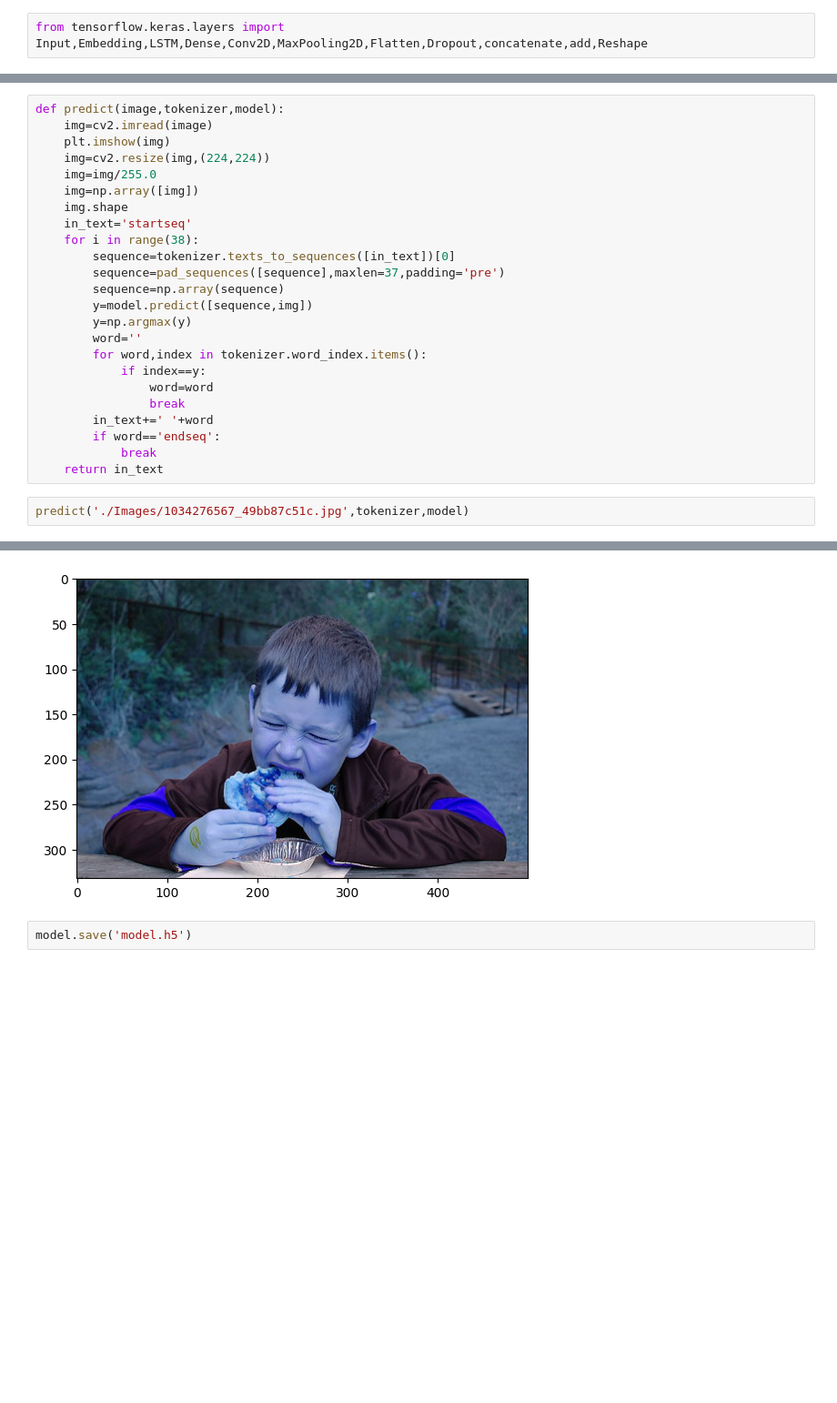
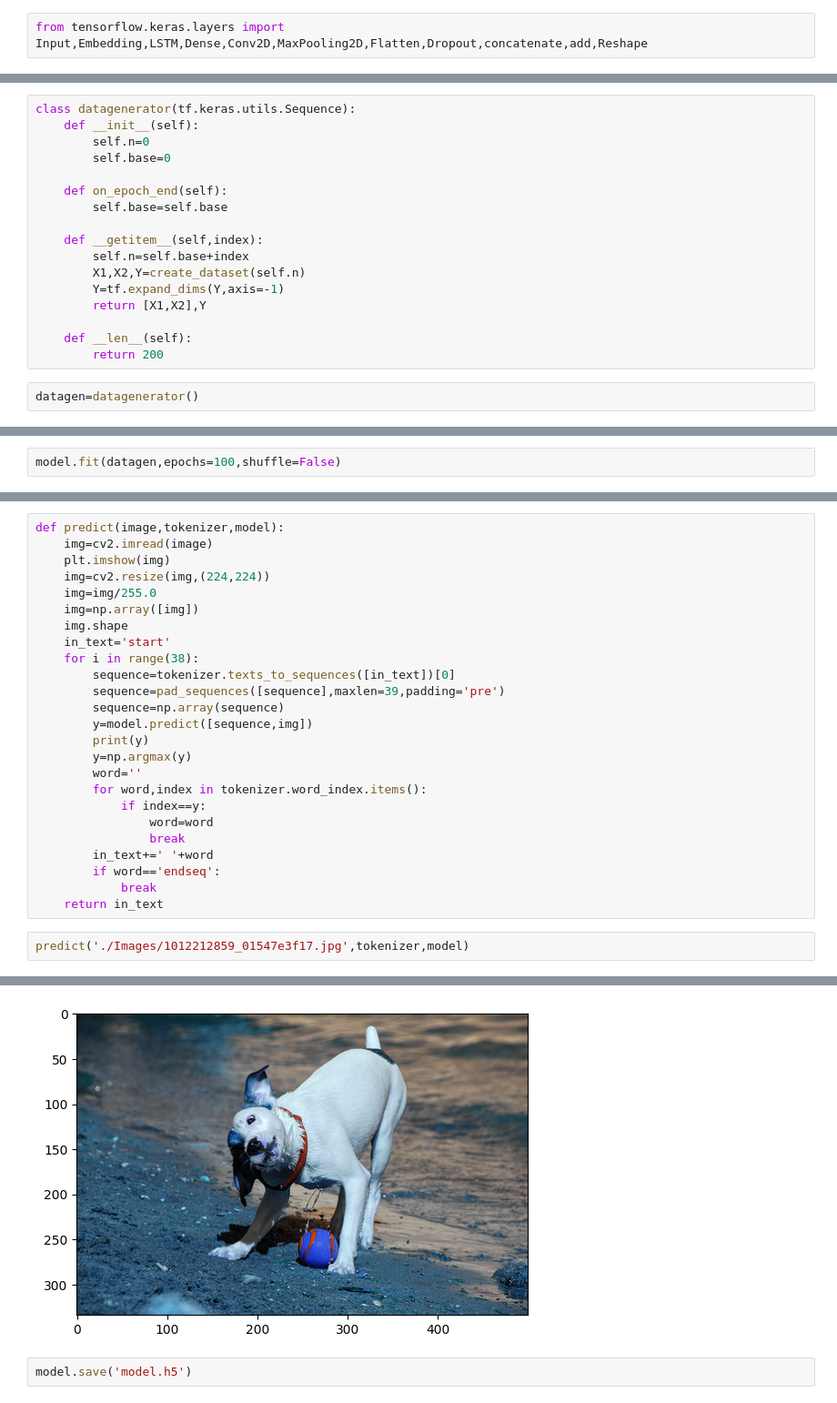
Before and after one commit to avinash84319/Image-captioning, a Jupyter notebook: train.ipynb, the cells around one changed output, grey strips where cells are left out. Shown at 91% size. Saved outputs shown, nothing was run; the diff lists cells and outputs as text; blank space fills up the shorter version.

Commit message:
working model with words

```diff
--- a/train.ipynb
+++ b/train.ipynb
@@ -220,0 +197,19 @@ Epoch 20/20
+# %%
+class datagenerator(tf.keras.utils.Sequence):
+    def __init__(self):
+        self.n=0
+        self.base=0
+
+    def on_epoch_end(self):
+        self.base=self.base
+
+    def __getitem__(self,index):
+        self.n=self.base+index
+        X1,X2,Y=create_dataset(self.n)
+        Y=tf.expand_dims(Y,axis=-1)
+        return [X1,X2],Y
+
+    def __len__(self):
+        return 200
+# %%
+datagen=datagenerator()
@@ -220,0 +222,2 @@ Epoch 20/20
+# %%
+model.fit(datagen,epochs=100,shuffle=False)
@@ -226,12 +251,13 @@ def predict(image,tokenizer,model):
     img=img/255.0
     img=np.array([img])
     img.shape
-    in_text='startseq'
+    in_text='start'
     for i in range(38):
         sequence=tokenizer.texts_to_sequences([in_text])[0]
-        sequence=pad_sequences([sequence],maxlen=37,padding='pre')
+        sequence=pad_sequences([sequence],maxlen=39,padding='pre')
         sequence=np.array(sequence)
         y=model.predict([sequence,img])
+        print(y)
         y=np.argmax(y)
         word=''
         for word,index in tokenizer.word_index.items():
@@ -243,5 +269,5 @@ def predict(image,tokenizer,model):
             break
     return in_text
 # %%
-predict('./Images/1034276567_49bb87c51c.jpg',tokenizer,model)
+predict('./Images/1012212859_01547e3f17.jpg',tokenizer,model)
 # %% [output]
@@ -266,3 +292,3 @@ predict('./Images/1034276567_49bb87c51c.jpg',tokenizer,model)
-[figure, old version]
+[figure, new version]
 # %%
 model.save('model.h5')
```
Also changed, not shown: parts of 32 cells of this notebook, 3 other files.
